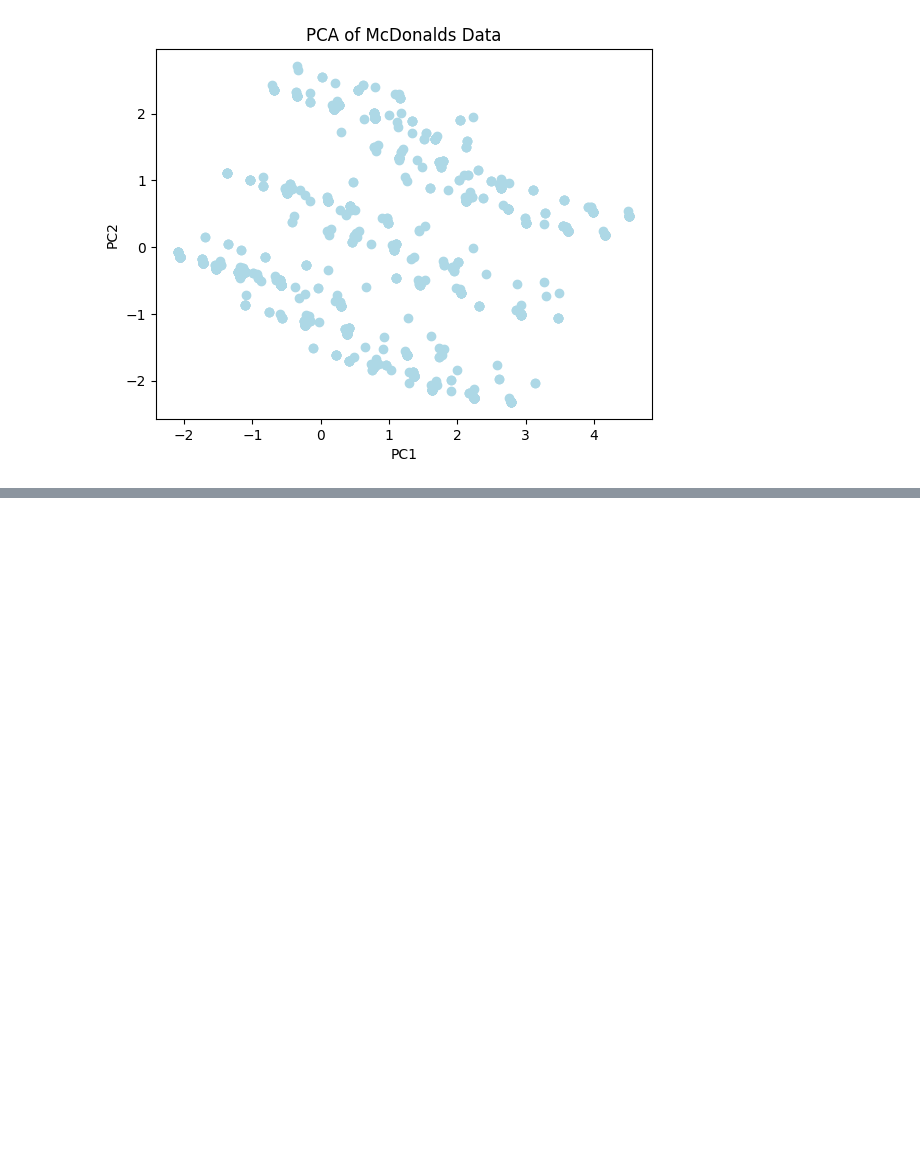
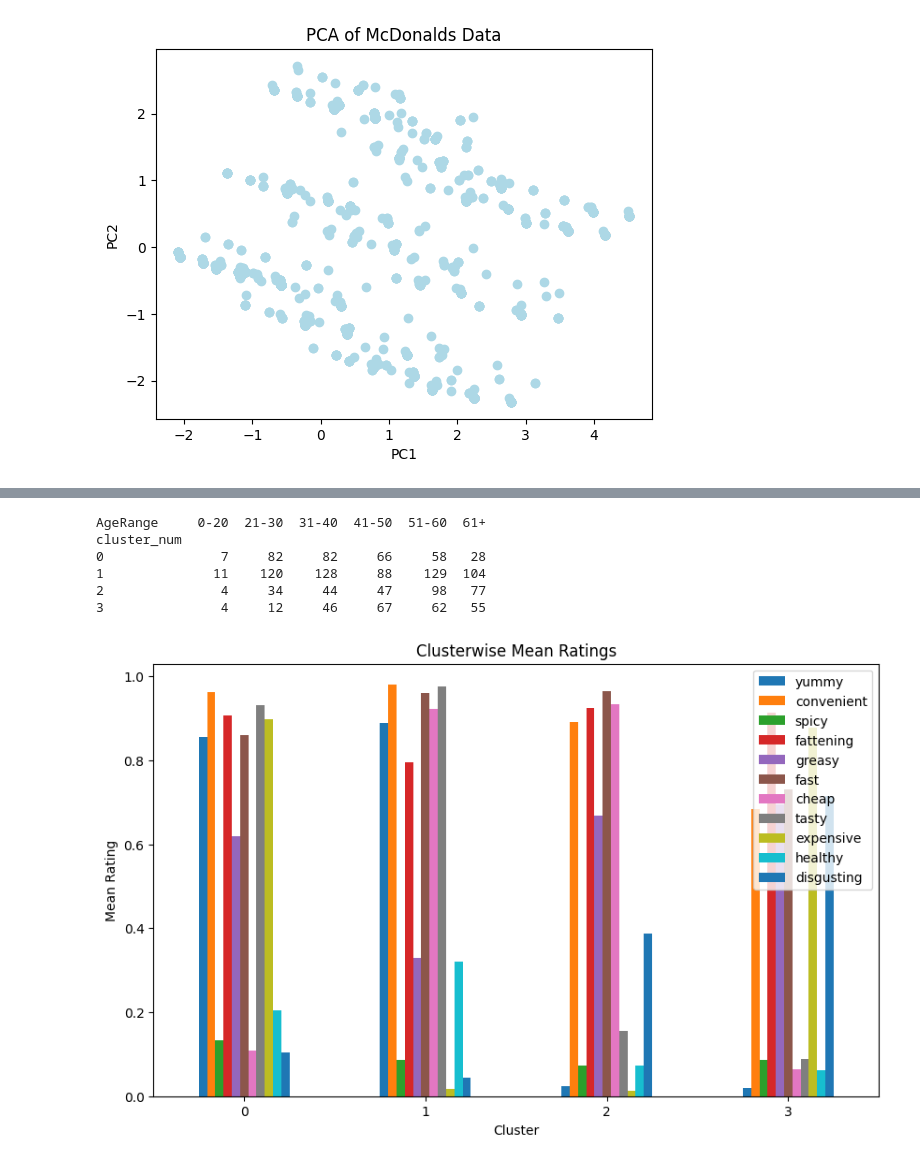
Before and after one commit to Aadhi7310/McD, a Jupyter notebook: Fastfood.ipynb, the cells around one changed output, grey strips where cells are left out. Saved outputs shown, nothing was run; the diff lists cells and outputs as text; code cells hidden in the pictures; blank space fills up the shorter version.

```diff
--- a/Fastfood.ipynb
+++ b/Fastfood.ipynb
@@ -166,0 +300,3 @@ plt.show()
+# %%
+fast_data['Like']=fast_data['Like'].replace({'I hate it!-5': '-5', 'I love it!+5': '+5'})
+fast_data['Like'].value_counts()
@@ -166,0 +348,29 @@ plt.show()
+# %%
+age_bins = [0, 20, 30, 40, 50, 60, 100]
+age_labels = ['0-20', '21-30', '31-40', '41-50', '51-60', '61+']
+
+fast_data['AgeRange'] = pd.cut(fast_data['Age'], bins=age_bins, labels=age_labels, right=False)
+
+cross_age = pd.crosstab(fast_data['cluster_num'], fast_data['AgeRange'])
+
+print(cross_age)
+# %% [output]
+AgeRange     0-20  21-30  31-40  41-50  51-60  61+
+cluster_num
+0               7     82     82     66     58   28
+1              11    120    128     88    129  104
+2               4     34     44     47     98   77
+3               4     12     46     67     62   55
+# %%
+fast_ratings['cluster_num'] = fast_data['cluster_num']
+cluster_means = fast_ratings.groupby('cluster_num').mean().iloc[:, 0:11]
+
+cluster_means.plot(kind='bar', figsize=(10, 6))
+plt.title('Clusterwise Mean Ratings')
+plt.xlabel('Cluster')
+plt.ylabel('Mean Rating')
+plt.xticks(rotation=0)
+plt.legend(loc='upper right')
+plt.show()
+# %% [output]
+[figure, added]
```
Also changed, not shown: parts of 14 cells of this notebook.
